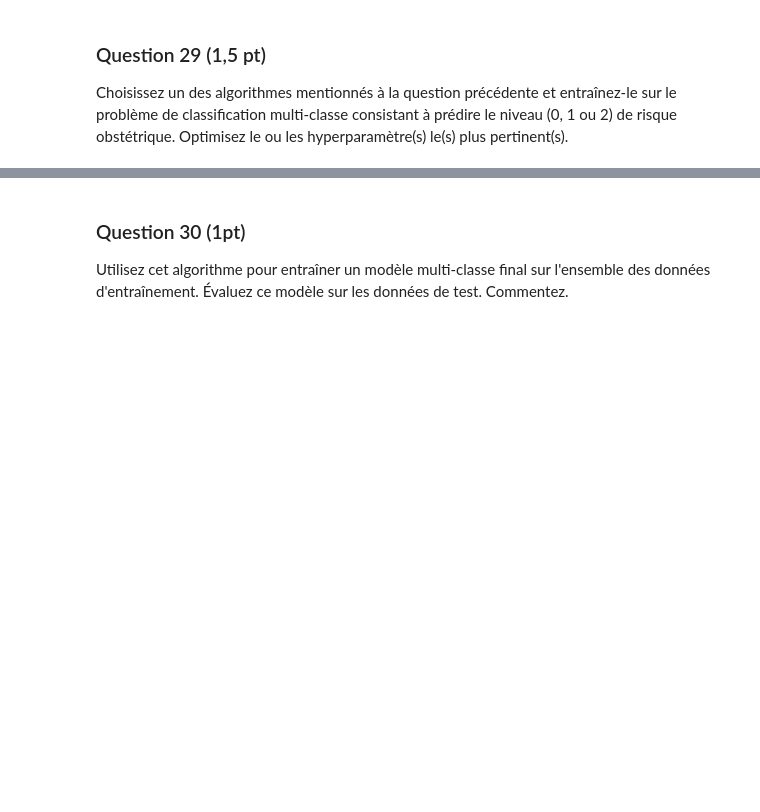
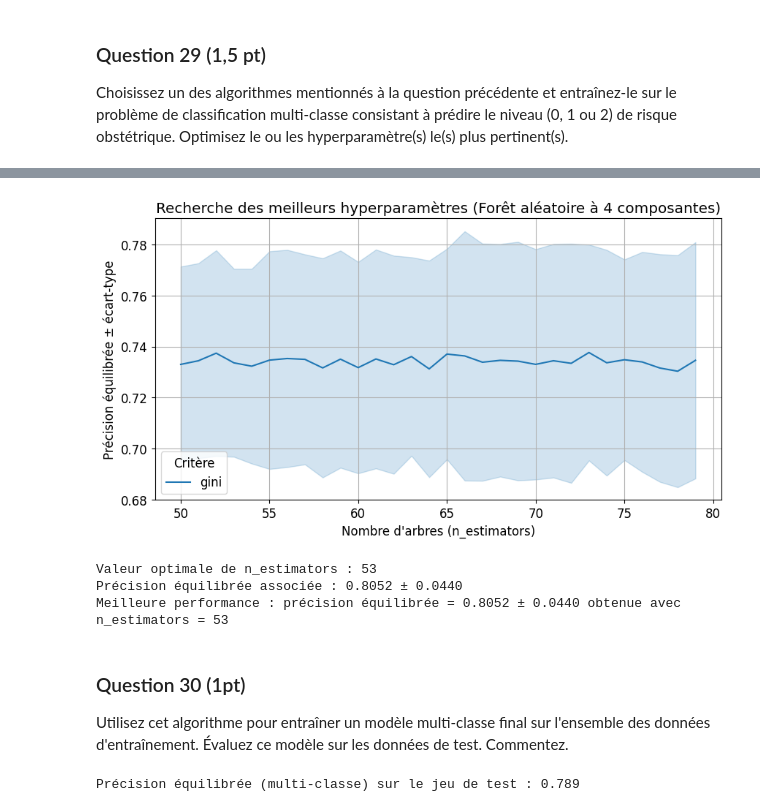
Before and after one commit to baptiste-michaud/projet_science_des_donnees, a Jupyter notebook: baptiste.ipynb, the cells around one changed output, grey strips where cells are left out. Drawn from its saved outputs; the diff is of its cells as text; code cells hidden in the pictures; blank space fills up the shorter version.

```diff
--- a/baptiste.ipynb
+++ b/baptiste.ipynb
@@ -1054,0 +1117,14 @@ Choisissez un des algorithmes mentionnés à la question précédente et entraî
+# %%
+from sklearn.ensemble import RandomForestClassifier
+
+y_train_all_risk = np.array(df_train['Risque'], dtype=int)
+
+
+params_rf = {'n_estimators': np.arange(50, 80, 1),  # de 5 à 100 par pas de 5
+             'criterion': ['gini']}
+
+rf_multi_class = RandomForestClassifier(random_state=42)
+
+
+grid_rf_multi_class = GridSearchCV(rf, params_rf, cv=kf, scoring='balanced_accuracy', n_jobs=-1)
+grid_rf_multi_class.fit(X_scaled, y_train_all_risk)
@@ -1055,3 +1138,66 @@ Choisissez un des algorithmes mentionnés à la question précédente et entraî
+# %%
+results = pd.DataFrame(grid_rf_multi_class.cv_results_)
+
+
+plt.figure(figsize=(10, 5))
+sns.lineplot(data=results, x='param_n_estimators', y='mean_test_score', hue='param_criterion')
+plt.fill_between(
+    results[results['param_criterion'] == 'gini']['param_n_estimators'],
+    results[results['param_criterion'] == 'gini']['mean_test_score'] - results[results['param_criterion'] == 'gini']['std_test_score'],
+    results[results['param_criterion'] == 'gini']['mean_test_score'] + results[results['param_criterion'] == 'gini']['std_test_score'],
+    alpha=0.2, color='tab:blue'
+)
+plt.xlabel("Nombre d'arbres (n_estimators)")
+plt.ylabel("Précision équilibrée ± écart-type")
+plt.title("Recherche des meilleurs hyperparamètres (Forêt aléatoire à 4 composantes)")
+plt.legend(title="Critère")
+plt.grid(True)
+plt.show()
+
+# Afficher la meilleure valeur avec son ecart-type
+best_n_estimators = grid_rf.best_params_['n_estimators']
+best_index = grid_rf.best_index_
+best_score = grid_rf.best_score_
+best_std = std_scores[best_index]
+
+print(f"Valeur optimale de n_estimators : {best_n_estimators}")
+print(f"Précision équilibrée associée : {best_score:.4f} ± {best_std:.4f}")
+print(f"Meilleure performance : précision équilibrée = {best_score:.4f} ± {best_std:.4f} obtenue avec n_estimators = {best_n_estimators}")
+# %% [output]
+[figure, added]
+Valeur optimale de n_estimators : 53
+Précision équilibrée associée : 0.8052 ± 0.0440
+Meilleure performance : précision équilibrée = 0.8052 ± 0.0440 obtenue avec n_estimators = 53
 # %% [markdown]
 ### Question 30 (1pt)
 Utilisez cet algorithme pour entraîner un modèle multi-classe final sur l'ensemble des données d'entraînement. Évaluez ce modèle sur les données de test. Commentez.
+# %%
+from sklearn.ensemble import RandomForestClassifier
+from sklearn.metrics import balanced_accuracy_score, ConfusionMatrixDisplay
+
+# Création du classifieur final avec les meilleurs hyperparamètres trouvés
+final_multi_classifier = RandomForestClassifier(
+    n_estimators=grid_rf_multi_class.best_params_['n_estimators'],
+    criterion=grid_rf_multi_class.best_params_['criterion'],
+    random_state=123
+)
+
+#Entraînement du modèle sur l'ensemble des données d'entraînement
+final_multi_classifier.fit(X_scaled, y_train_all_risk)
+
+
+# Chargement et préparation du jeu de test
+df_test_multi = pd.read_csv('data/donnees_reservees.csv')
+X_test_multi = df_test_multi.drop('Risque', axis=1).values
+X_test_scaled = std_scale.transform(X_test_multi)
+
+y_test_multi = df_test_multi['Risque'].astype(int).values
+
+
+
+#prédiction
+y_pred_multi = final_multi_classifier.predict(X_test_scaled)
+ba_test_multi = balanced_accuracy_score(y_test_multi, y_pred_multi)
+print(f"Précision équilibrée (multi-classe) sur le jeu de test : {ba_test_multi:.3f}")
+# %% [output]
+Précision équilibrée (multi-classe) sur le jeu de test : 0.789
```
Also changed, not shown: parts of 17 cells of this notebook.
